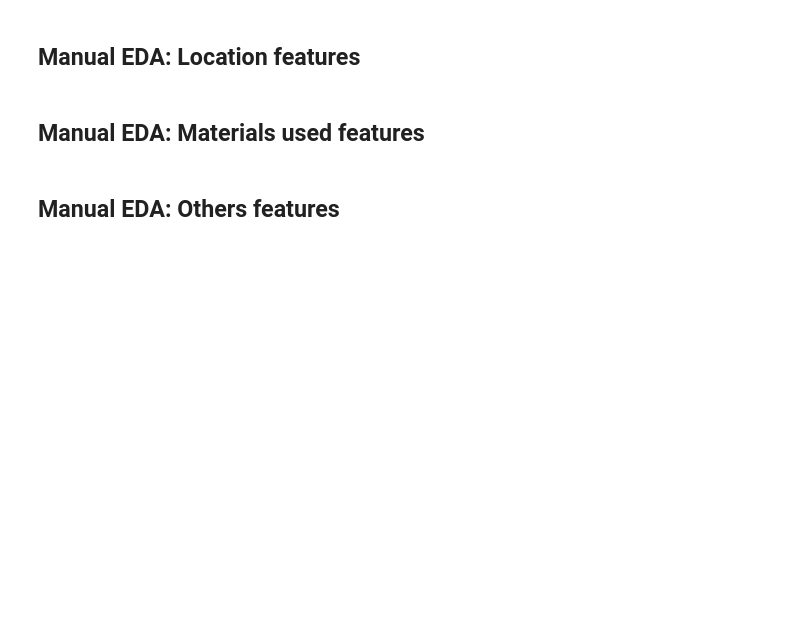
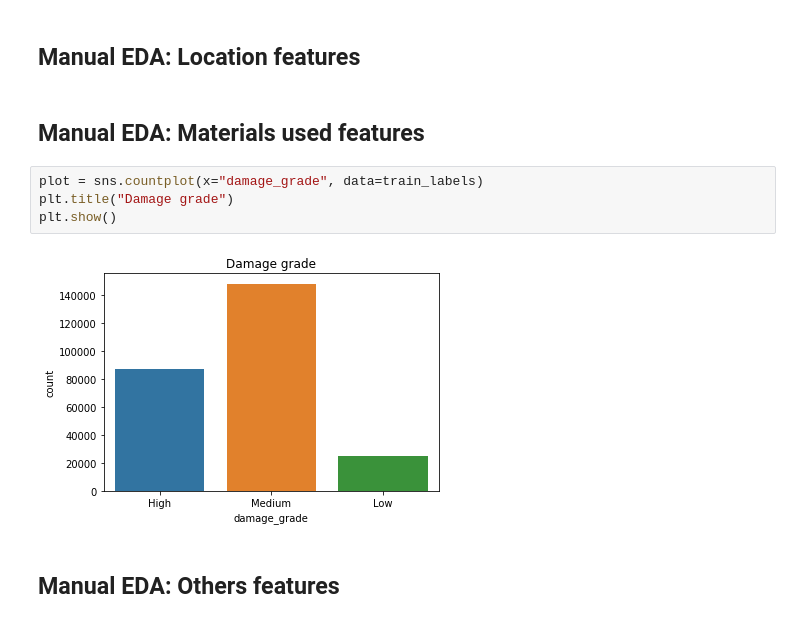
Before and after one commit to Nell87/drivendata_richter, a Jupyter notebook: script/analysis.ipynb, the cells around one changed output. Cells and saved outputs as stored; diff of their text form; blank space fills up the shorter version.

```diff
--- a/script/analysis.ipynb
+++ b/script/analysis.ipynb
@@ -73,5 +80,11 @@ plt.show()
 ## **Manual EDA: Location features**
 # %% [markdown]
 ## **Manual EDA: Materials used features**
+# %%
+plot = sns.countplot(x="damage_grade", data=train_labels)
+plt.title("Damage grade")
+plt.show()
+# %% [output]
+[figure, added]
 # %% [markdown]
 ## **Manual EDA: Others features**
```
Also changed, not shown: parts of 4 cells of this notebook.
